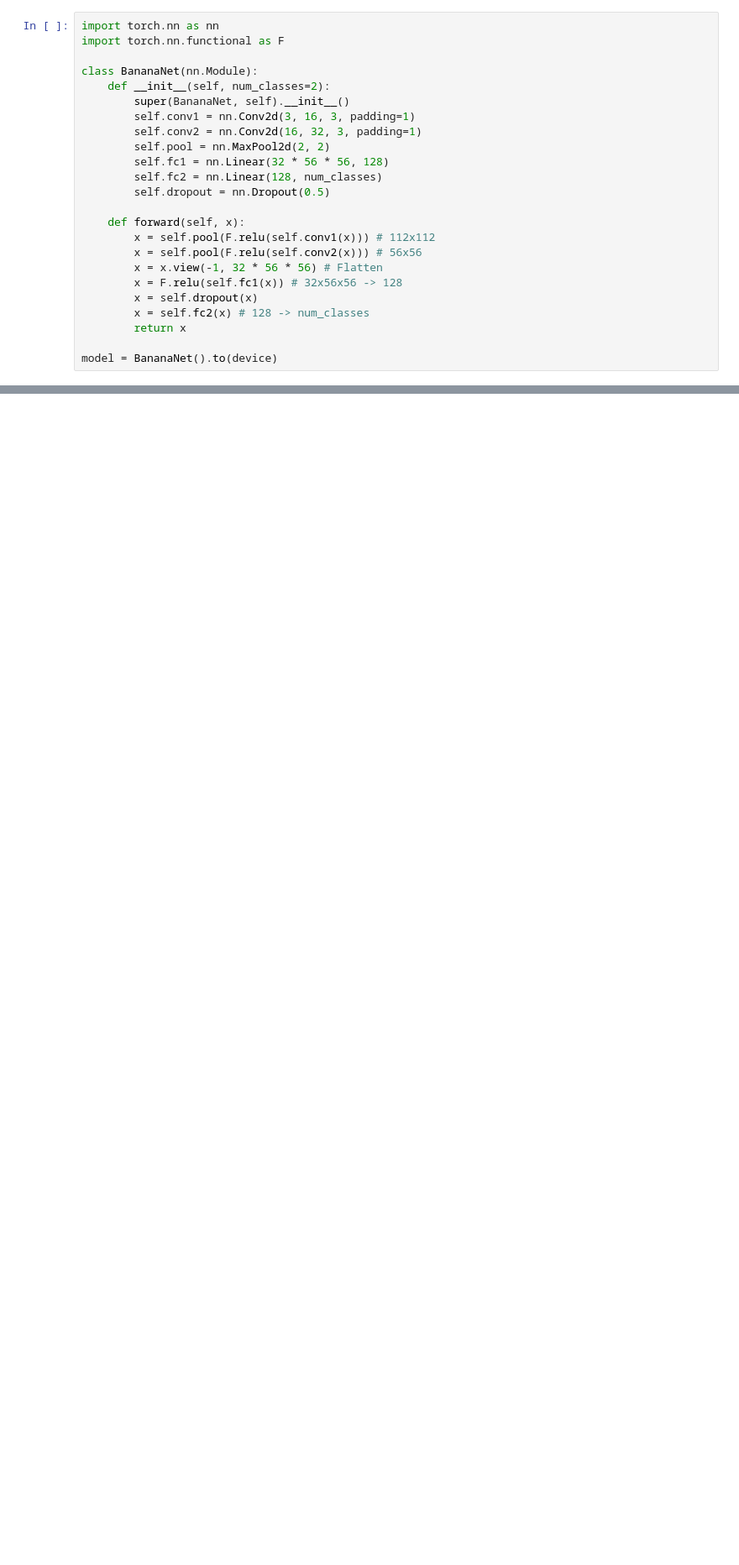
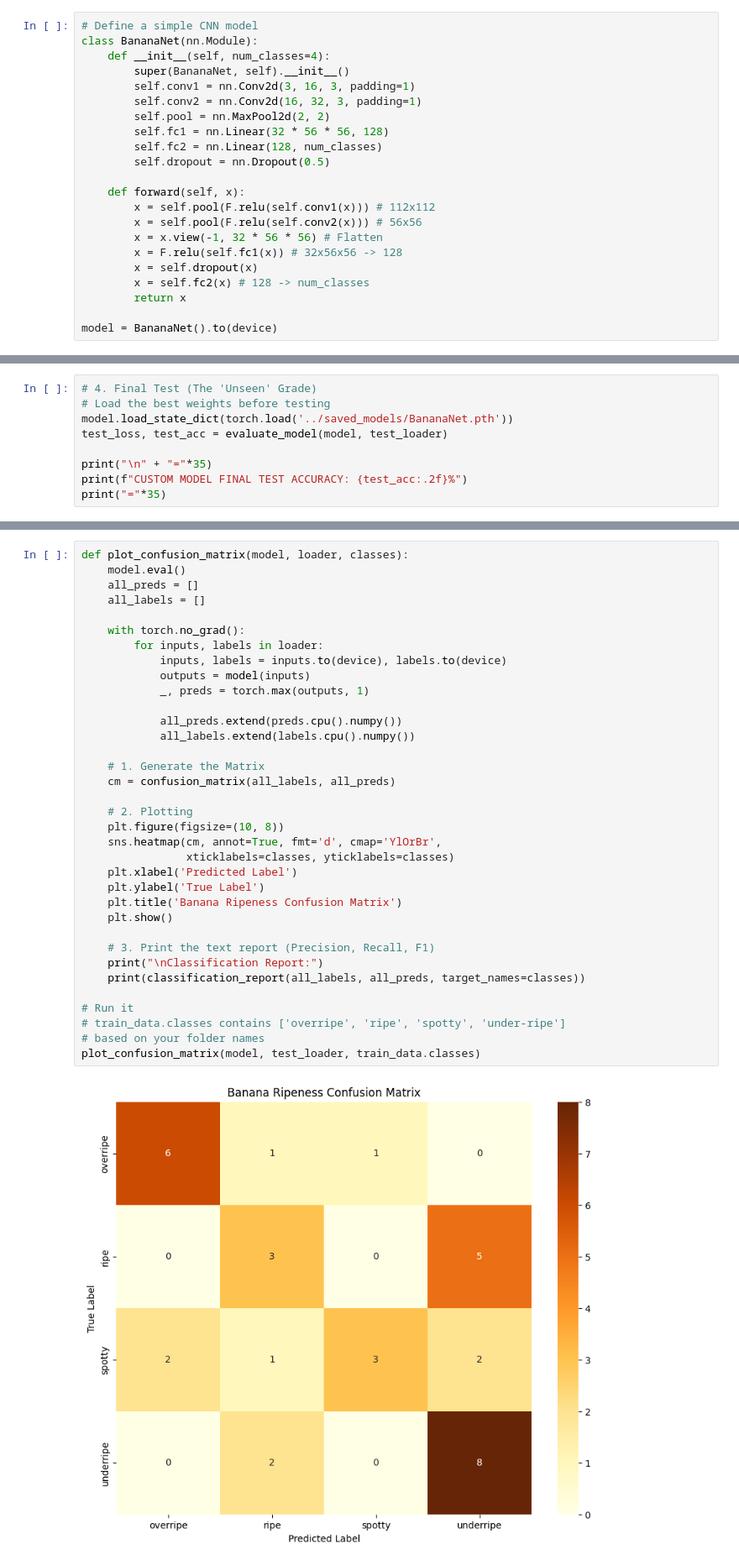
Before and after one commit to eliaskemppi/banana_project_backend, a Jupyter notebook: training/custom_cnn.ipynb, the cells around one changed output, grey strips where cells are left out. Shown at 84% size. Cells and saved outputs as stored; diff of their text form; blank space fills up the shorter version.

Commit message:
added some data and a readme

```diff
--- a/training/custom_cnn.ipynb
+++ b/training/custom_cnn.ipynb
@@ -18,9 +42,7 @@ device = torch.device("cuda" if torch.cuda.is_available() else "cpu")
 # %%
-import torch.nn as nn
-import torch.nn.functional as F
-
+# Define a simple CNN model
 class BananaNet(nn.Module):
-    def __init__(self, num_classes=2):
+    def __init__(self, num_classes=4):
         super(BananaNet, self).__init__()
         self.conv1 = nn.Conv2d(3, 16, 3, padding=1)
         self.conv2 = nn.Conv2d(16, 32, 3, padding=1)
@@ -79,0 +141,9 @@ Epoch 10, Training Loss: 0.0759
+# %%
+# 4. Final Test (The 'Unseen' Grade)
+# Load the best weights before testing
+model.load_state_dict(torch.load('../saved_models/BananaNet.pth'))
+test_loss, test_acc = evaluate_model(model, test_loader)
+
+print("\n" + "="*35)
+print(f"CUSTOM MODEL FINAL TEST ACCURACY: {test_acc:.2f}%")
+print("="*35)
@@ -79,0 +154,37 @@ Epoch 10, Training Loss: 0.0759
+# %%
+def plot_confusion_matrix(model, loader, classes):
+    model.eval()
+    all_preds = []
+    all_labels = []
+
+    with torch.no_grad():
+        for inputs, labels in loader:
+            inputs, labels = inputs.to(device), labels.to(device)
+            outputs = model(inputs)
+            _, preds = torch.max(outputs, 1)
+
+            all_preds.extend(preds.cpu().numpy())
+            all_labels.extend(labels.cpu().numpy())
+
+    # 1. Generate the Matrix
+    cm = confusion_matrix(all_labels, all_preds)
+
+    # 2. Plotting
+    plt.figure(figsize=(10, 8))
+    sns.heatmap(cm, annot=True, fmt='d', cmap='YlOrBr',
+                xticklabels=classes, yticklabels=classes)
+    plt.xlabel('Predicted Label')
+    plt.ylabel('True Label')
+    plt.title('Banana Ripeness Confusion Matrix')
+    plt.show()
+
+    # 3. Print the text report (Precision, Recall, F1)
+    print("\nClassification Report:")
+    print(classification_report(all_labels, all_preds, target_names=classes))
+
+# Run it
+# train_data.classes contains ['overripe', 'ripe', 'spotty', 'under-ripe']
+# based on your folder names
+plot_confusion_matrix(model, test_loader, train_data.classes)
+# %% [output]
+[figure, added]
```
Also changed, not shown: parts of 9 cells of this notebook, 6 other files.
